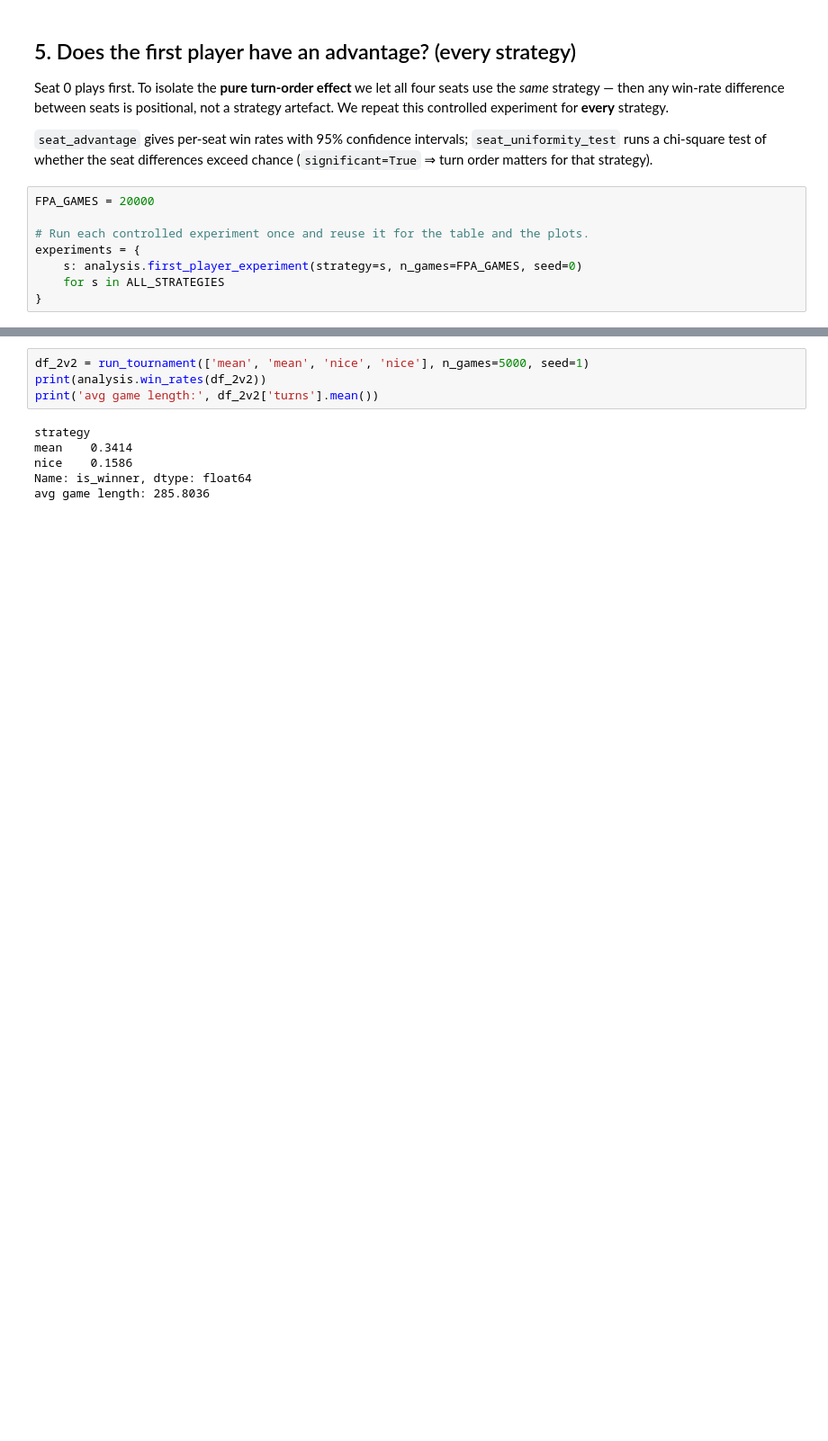
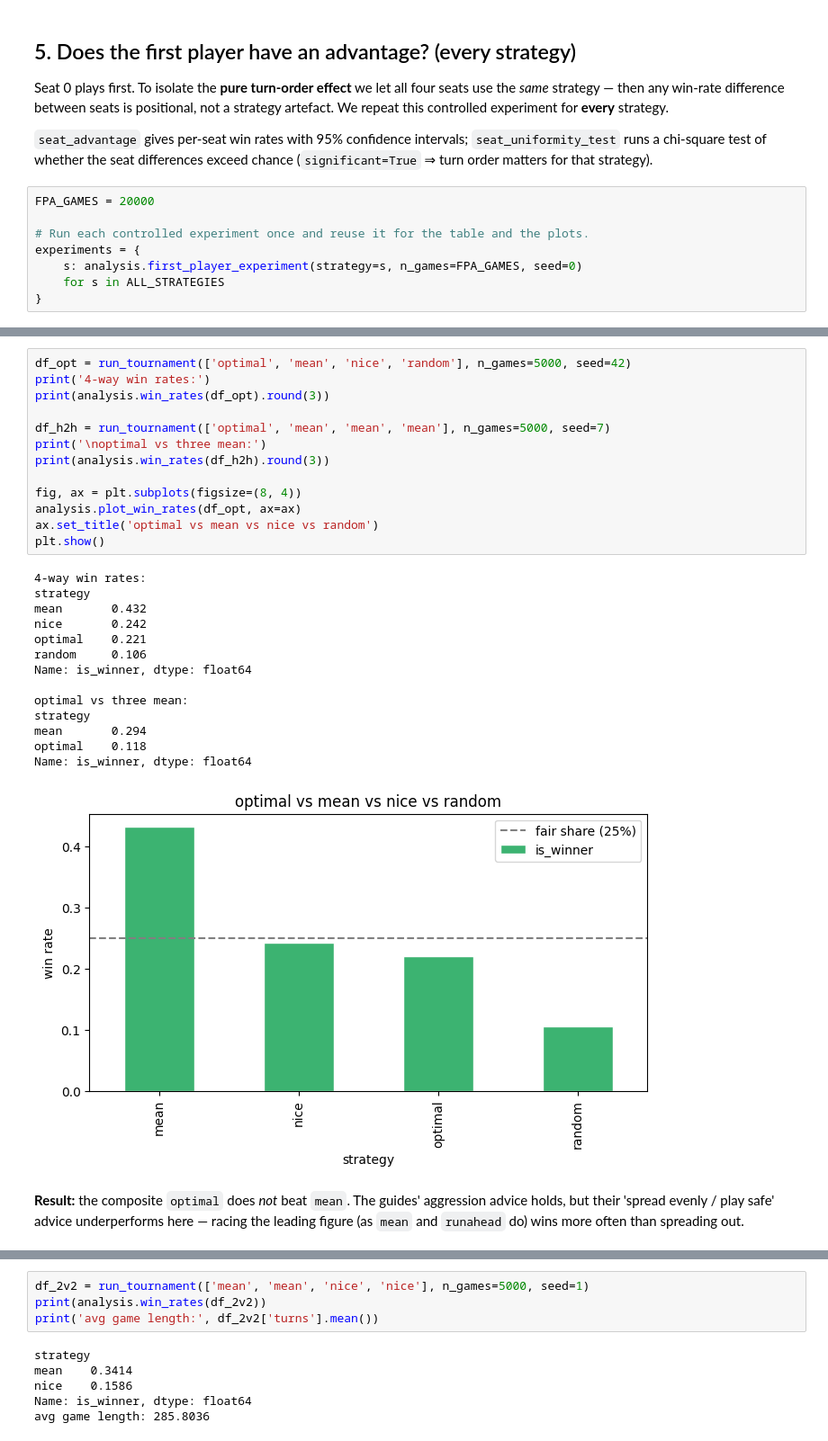
Before and after one commit to alvazi2/MAEDN, a Jupyter notebook: notebooks/research.ipynb, the cells around one changed output, grey strips where cells are left out. Shown at 90% size. Saved outputs shown, nothing was run; the diff lists cells and outputs as text; blank space fills up the shorter version.

```diff
--- a/notebooks/research.ipynb
+++ b/notebooks/research.ipynb
@@ -147 +155,33 @@ plt.show()
+# %%
+df_opt = run_tournament(['optimal', 'mean', 'nice', 'random'], n_games=5000, seed=42)
+print('4-way win rates:')
+print(analysis.win_rates(df_opt).round(3))
+
+df_h2h = run_tournament(['optimal', 'mean', 'mean', 'mean'], n_games=5000, seed=7)
+print('\noptimal vs three mean:')
+print(analysis.win_rates(df_h2h).round(3))
+
+fig, ax = plt.subplots(figsize=(8, 4))
+analysis.plot_win_rates(df_opt, ax=ax)
+ax.set_title('optimal vs mean vs nice vs random')
+plt.show()
+# %% [output]
+4-way win rates:
+strategy
+mean       0.432
+nice       0.242
+optimal    0.221
+random     0.106
+Name: is_winner, dtype: float64
+
+optimal vs three mean:
+strategy
+mean       0.294
+optimal    0.118
+Name: is_winner, dtype: float64
+[figure, added]
+# %% [markdown]
+**Result:** the composite `optimal` does *not* beat `mean`. The guides' aggression advice holds, but
+their 'spread evenly / play safe' advice underperforms here — racing the leading figure (as `mean` and
+`runahead` do) wins more often than spreading out.
 # %% [markdown]
```
Also changed, not shown: parts of 6 cells of this notebook, 3 other files.
